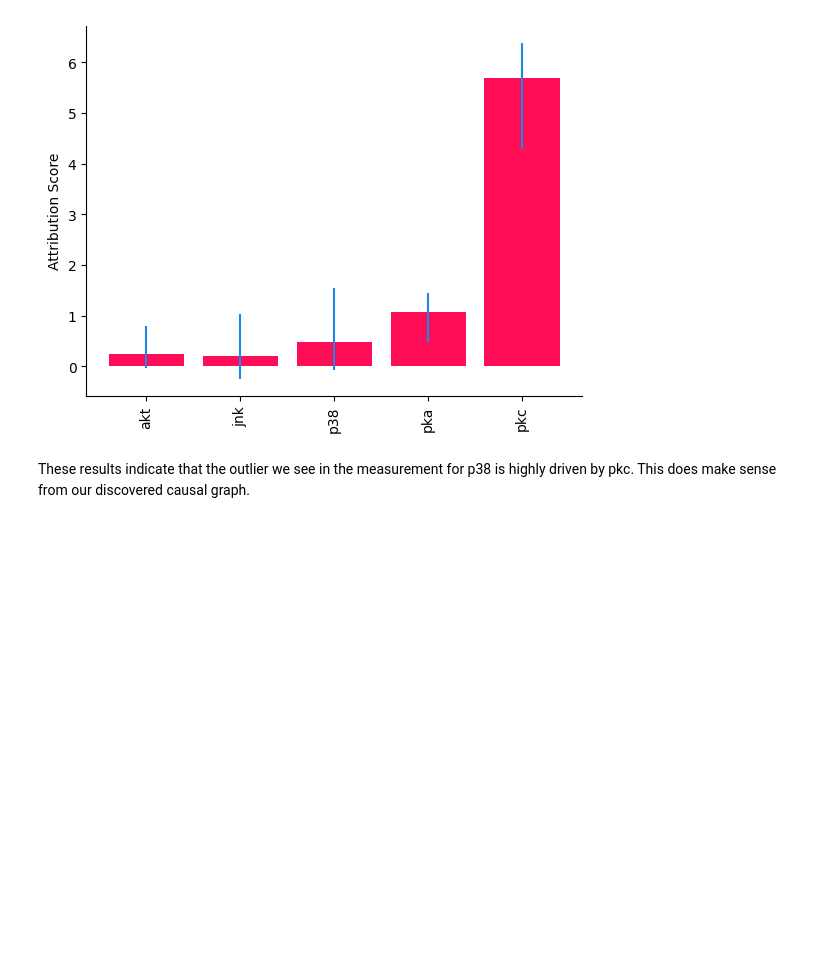
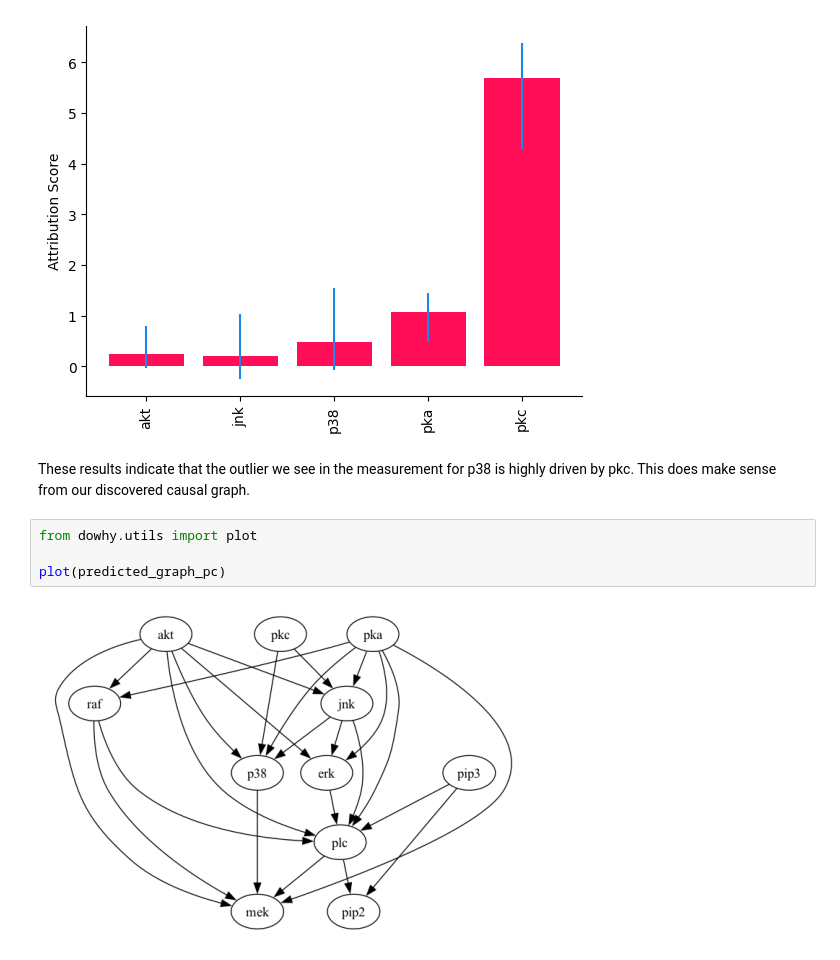
Before and after one commit to shamanth-kuthpadi/DoWhy-attribution, a Jupyter notebook: run2.ipynb, the cells around one changed output. Drawn from its saved outputs; the diff is of its cells as text; blank space fills up the shorter version.

```diff
--- a/run2.ipynb
+++ b/run2.ipynb
@@ -114,3 +114,9 @@ gcm.util.plotting.bar_plot(median_attribs, uncertainty_attribs, 'Attribution Sco
 [figure]
 # %% [markdown]
 These results indicate that the outlier we see in the measurement for p38 is highly driven by pkc. This does make sense from our discovered causal graph.
+# %%
+from dowhy.utils import plot
+
+plot(predicted_graph_pc)
+# %% [output]
+[figure, added]
```
